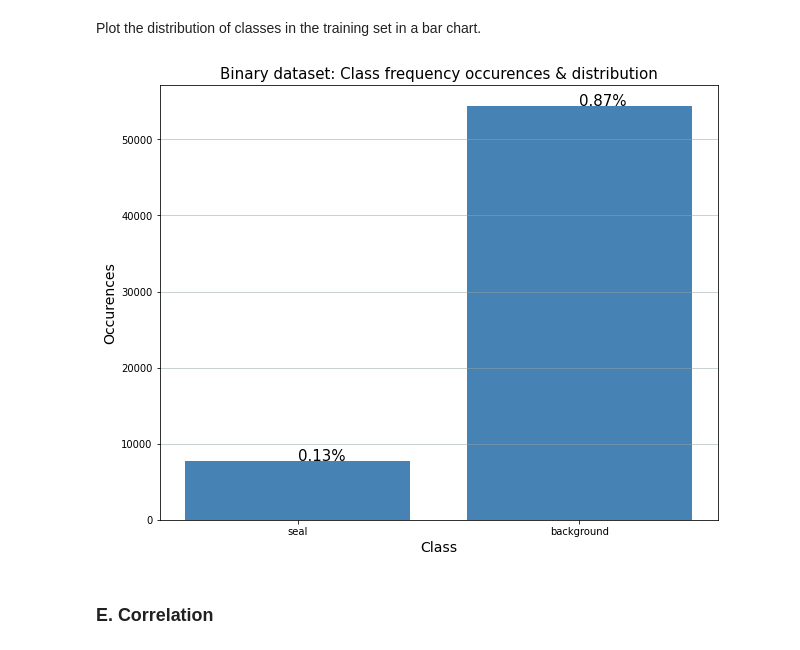
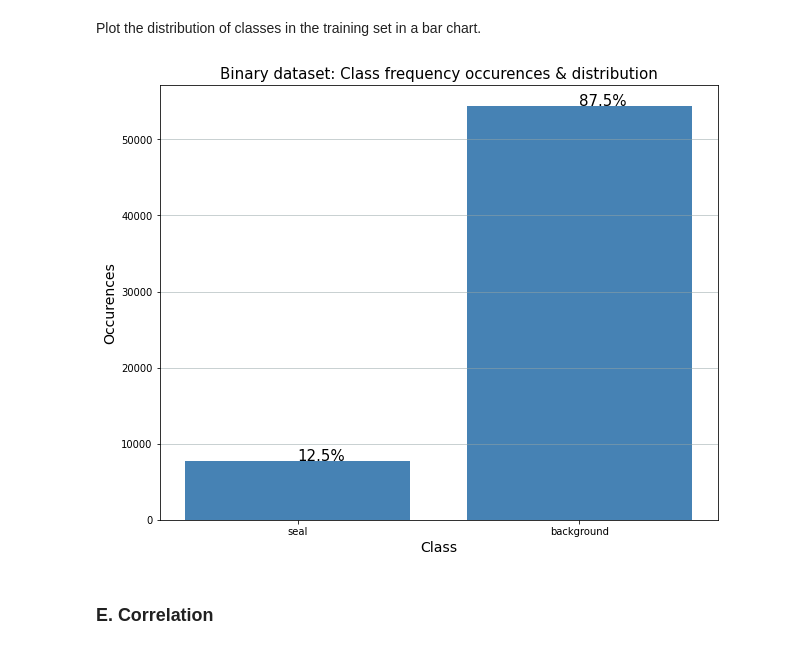
Before and after one commit to Adamouization/Seal-Pup-Aerial-Imagery-Neural-Network-Classifier, a Jupyter notebook: jupyter prototyping/binary_classification.ipynb, the cells around one changed output. Cells and saved outputs as stored; diff of their text form; code cells hidden in the pictures.

```diff
--- a/jupyter prototyping/binary_classification.ipynb
+++ b/jupyter prototyping/binary_classification.ipynb
@@ -244,27 +244,27 @@ Plot the distribution of classes in the training set in a bar chart.
 # %%
 # Data preparation for bar chart.
 data = [class_distribution['seal']['occurences'], class_distribution['background']['occurences']]
 value_labels = [class_distribution['seal']['distribution'], class_distribution['background']['distribution']]
 x_axis_labels = ["seal", "background"]
 
 # Matplot lib bar chart.
 plt.figure(figsize=(10, 8))
 plt.xticks(range(len(data)), x_axis_labels)
 plt.xlabel("Class", fontsize=fontsizes['axis'])
 plt.ylabel("Occurences", fontsize=fontsizes['axis'])
 plt.title("Binary dataset: Class frequency occurences & distribution", fontsize=fontsizes['title'])
 plt.bar(x_axis_labels, data, color='steelblue')
 plt.grid(color='#95a5a6', linestyle='-', linewidth=1, axis='y', alpha=0.5)
 
 # Add value labels for each bar.
 for a, b in zip(x_axis_labels, data):
-    plt.text(a, b, "{}%".format(str(round(class_distribution[a]['distribution'], 2))), fontsize=15)
+    plt.text(a, b, "{}%".format(str(round(class_distribution[a]['distribution'] * 100, 2))), fontsize=15)
 
 # Save and display chart.
 plt.savefig("binary_class_distribution.png")
 plt.show()
 # %% [output]
-[figure, old version]
+[figure, new version]
 # %% [markdown]
 ### E. Correlation
 # %%
```
Also changed, not shown: parts of 20 cells of this notebook, 1 other file.
